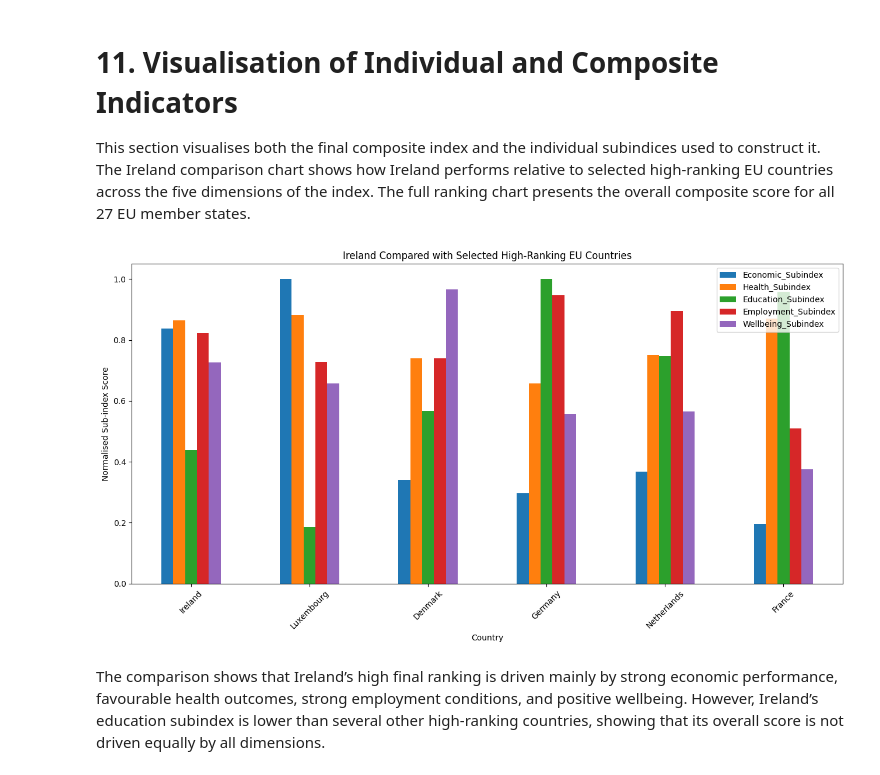
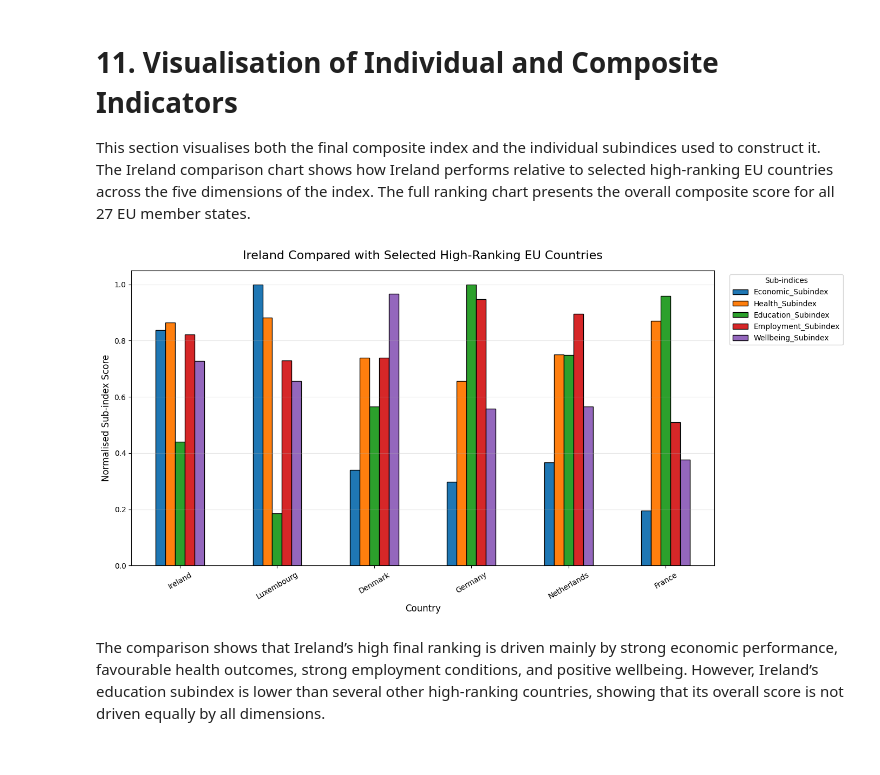
Before and after one commit to MohamedAshik14-blip/DAV-CA1, a Jupyter notebook: code/EU Quality of Life Index_Notebook.ipynb, the cells around one changed output. Saved outputs shown, nothing was run; the diff lists cells and outputs as text; code cells hidden in the pictures.

```diff
--- a/code/EU Quality of Life Index_Notebook.ipynb
+++ b/code/EU Quality of Life Index_Notebook.ipynb
@@ -619,22 +633,29 @@ Despite this limitation, Ireland also performed strongly across several non-econ
 
 This section visualises both the final composite index and the individual subindices used to construct it. The Ireland comparison chart shows how Ireland performs relative to selected high-ranking EU countries across the five dimensions of the index. The full ranking chart presents the overall composite score for all 27 EU member states.
 # %%
+comparison_countries=["Ireland","Luxembourg","Germany","Denmark","France","Netherlands"]
+comparison=df_index[df_index["Country"].isin(comparison_countries)].copy()
+comparison=comparison.set_index("Country")[SUBINDICES]
 
-comparison_countries = ["Ireland", "Luxembourg", "Germany", "Denmark", "France", "Netherlands"]
-comparison = df_index[df_index["Country"].isin(comparison_countries)].copy()
-comparison = comparison.set_index("Country")[SUBINDICES]
+ax=comparison.plot(kind="bar",figsize=(14,7),edgecolor="black")
 
-comparison.plot(kind="bar", figsize=(13, 7))
-plt.title("Ireland Compared with Selected High-Ranking EU Countries")
-plt.ylabel("Normalised Sub-index Score")
-plt.xlabel("Country")
-plt.xticks(rotation=45)
-plt.legend(loc="upper right")
+plt.title("Ireland Compared with Selected High-Ranking EU Countries",fontsize=16,pad=15)
+plt.ylabel("Normalised Sub-index Score",fontsize=12)
+plt.xlabel("Country",fontsize=12)
+
+plt.xticks(rotation=30)
+
+plt.grid(axis="y",alpha=0.3)
+
+plt.legend(title="Sub-indices",bbox_to_anchor=(1.02,1),loc="upper left")
+
 plt.tight_layout()
-plt.savefig(CHARTS_DIR / "ireland_subindex_comparison.png", dpi=200)
+
+plt.savefig(CHARTS_DIR/"ireland_subindex_comparison.png",dpi=300,bbox_inches="tight")
+
 plt.show()
 # %% [output]
-[figure, old version]
+[figure, new version]
 # %% [markdown]
 The comparison shows that Ireland’s high final ranking is driven mainly by strong economic performance, favourable health outcomes, strong employment conditions, and positive wellbeing. However, Ireland’s education subindex is lower than several other high-ranking countries, showing that its overall score is not driven equally by all dimensions.
 # %%
```
Also changed, not shown: parts of 3 cells of this notebook, 8 other files.
